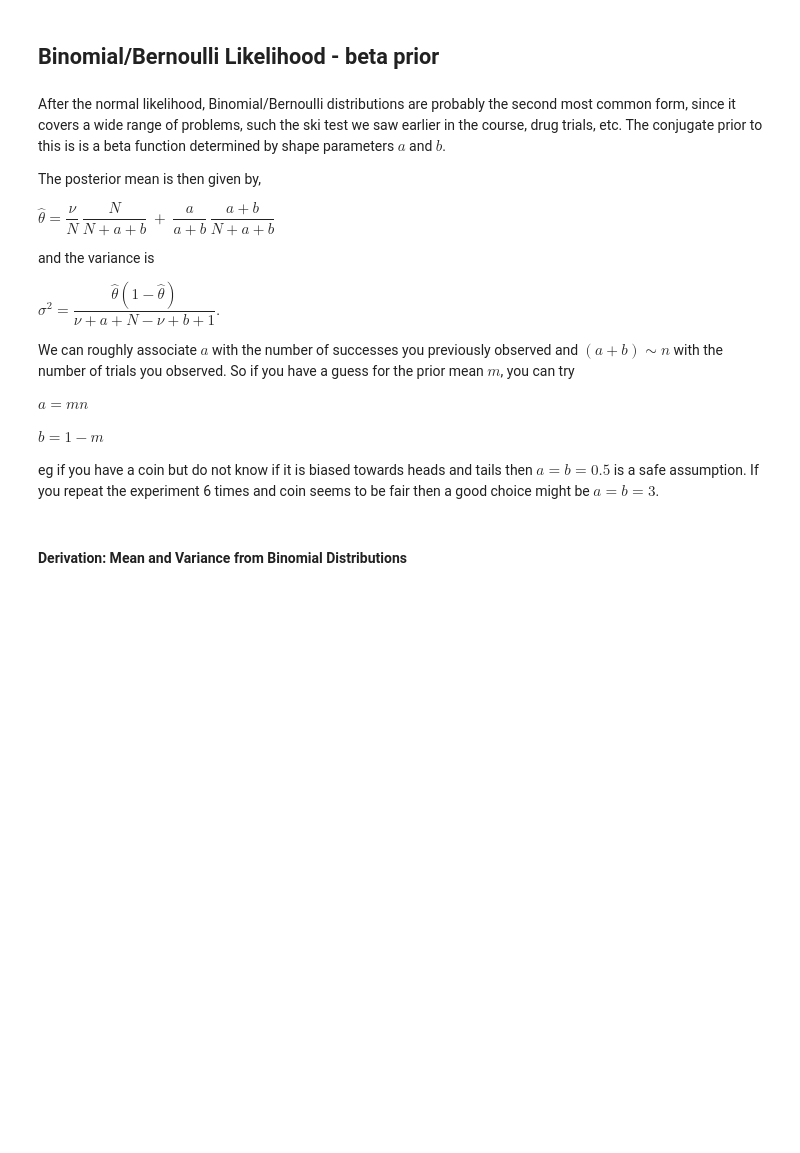
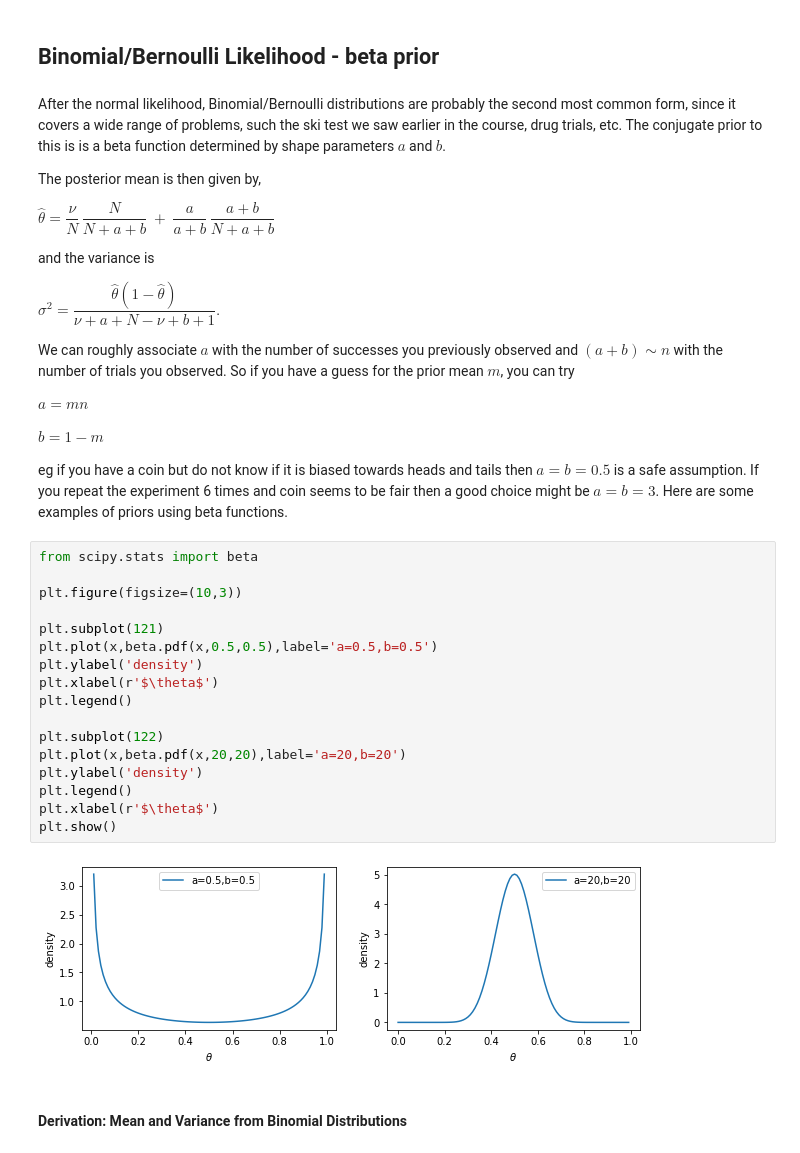
Before and after one commit to philrelton/Data-Analysis-2022, a Jupyter notebook: blended_exercises/Chapter 6/Chapter6.ipynb, the cells around one changed output. Saved outputs shown, nothing was run; the diff lists cells and outputs as text; blank space fills up the shorter version.

```diff
--- a/blended_exercises/Chapter 6/Chapter6.ipynb
+++ b/blended_exercises/Chapter 6/Chapter6.ipynb
@@ -236,7 +236,26 @@ $a=mn$
 
 $b=1-m$
 
-eg if you have a coin but do not know if it is biased towards heads and tails then $a = b =0.5$ is a safe assumption. If you repeat the experiment 6 times and coin seems to be fair then a good choice might be $a=b=3$.
+eg if you have a coin but do not know if it is biased towards heads and tails then $a = b =0.5$ is a safe assumption. If you repeat the experiment 6 times and coin seems to be fair then a good choice might be $a=b=3$.  Here are some examples of priors using beta functions.
+# %%
+from scipy.stats import beta
+
+plt.figure(figsize=(10,3))
+
+plt.subplot(121)
+plt.plot(x,beta.pdf(x,0.5,0.5),label='a=0.5,b=0.5')
+plt.ylabel('density')
+plt.xlabel(r'$\theta$')
+plt.legend()
+
+plt.subplot(122)
+plt.plot(x,beta.pdf(x,20,20),label='a=20,b=20')
+plt.ylabel('density')
+plt.legend()
+plt.xlabel(r'$\theta$')
+plt.show()
+# %% [output]
+[figure, added]
 # %% [markdown]
 #### Derivation: Mean and Variance from Binomial Distributions
 # %% [markdown]
```
Also changed, not shown: parts of 15 cells of this notebook, 1 other file.
